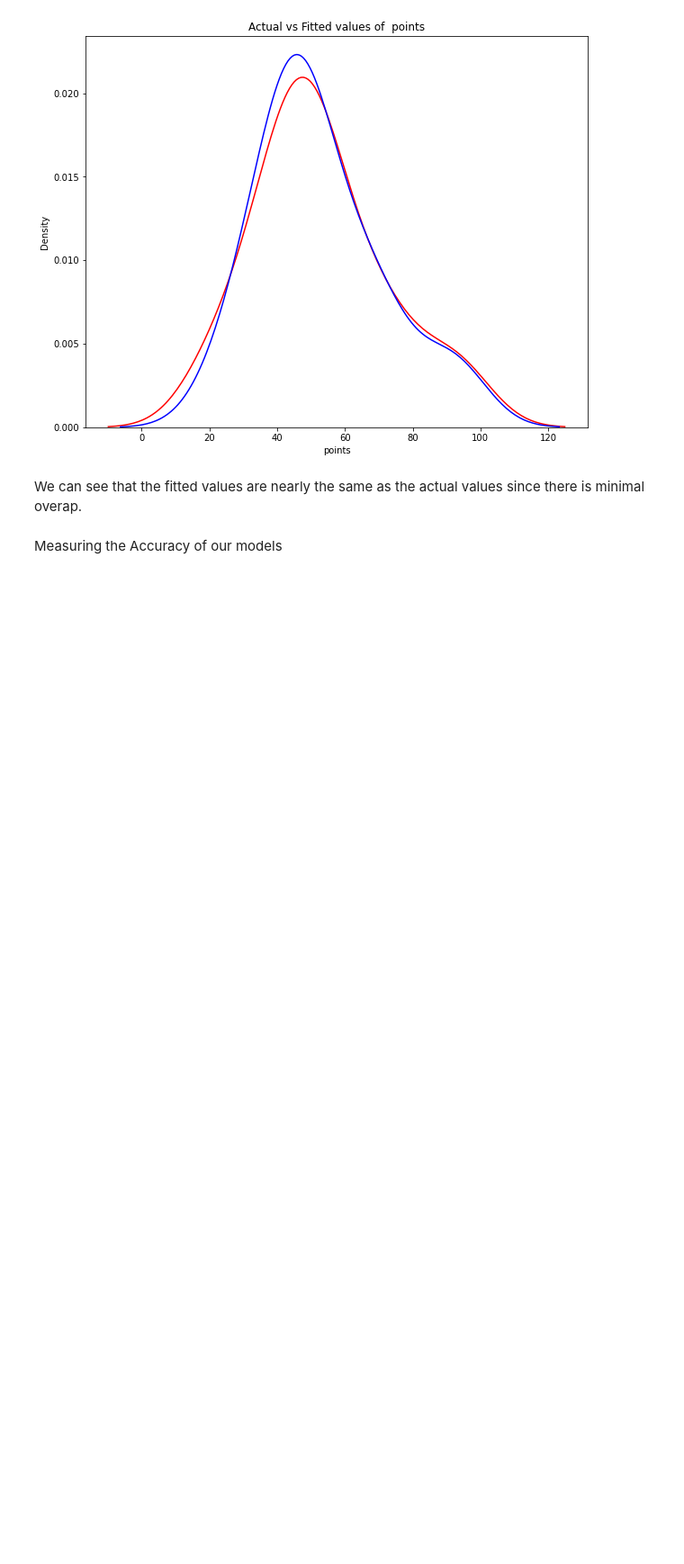
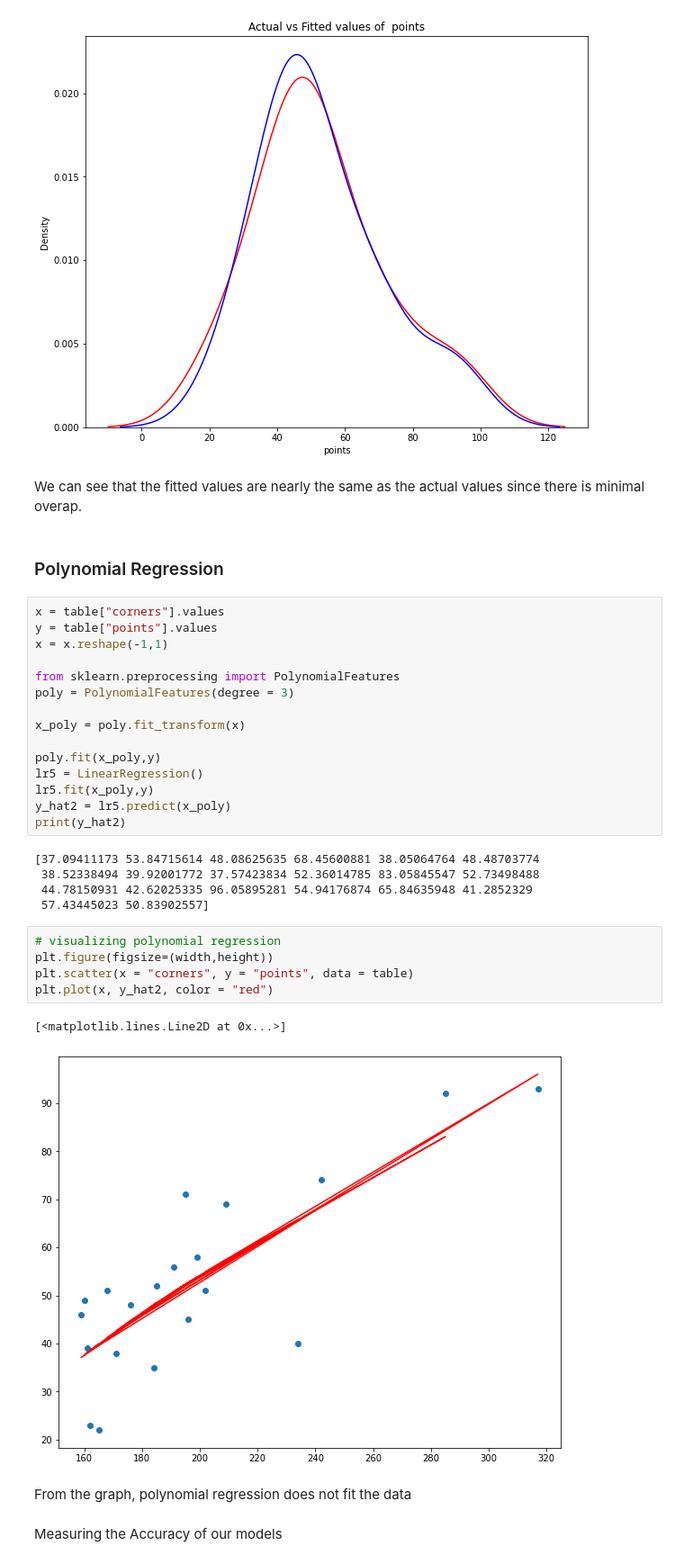
Before and after one commit to warren-bit/Data-analysis-with-python, a Jupyter notebook: Analysis of premier league data/Analysis of premier league data.ipynb, the cells around one changed output. Shown at 90% size. Saved outputs shown, nothing was run; the diff lists cells and outputs as text; blank space fills up the shorter version.

Commit message:
polynomial regression

```diff
--- a/Analysis of premier league data/Analysis of premier league data.ipynb
+++ b/Analysis of premier league data/Analysis of premier league data.ipynb
@@ -570,6 +570,38 @@ plt.show()
 [figure]
 # %% [markdown]
 We can see that the fitted values are nearly the same as the actual values since there is minimal overap.
+# %% [markdown]
+### Polynomial Regression
+# %%
+x = table["corners"].values
+y = table["points"].values
+x = x.reshape(-1,1)
+
+from sklearn.preprocessing import PolynomialFeatures
+poly = PolynomialFeatures(degree = 3)
+
+x_poly = poly.fit_transform(x)
+
+poly.fit(x_poly,y)
+lr5 = LinearRegression()
+lr5.fit(x_poly,y)
+y_hat2 = lr5.predict(x_poly)
+print(y_hat2)
+# %% [output]
+[37.09411173 53.84715614 48.08625635 68.45600881 38.05064764 48.48703774
+ 38.52338494 39.92001772 37.57423834 52.36014785 83.05845547 52.73498488
+ 44.78150931 42.62025335 96.05895281 54.94176874 65.84635948 41.2852329
+ 57.43445023 50.83902557]
+# %%
+# visualizing polynomial regression
+plt.figure(figsize=(width,height))
+plt.scatter(x = "corners", y = "points", data = table)
+plt.plot(x, y_hat2, color = "red")
+# %% [output]
+[<matplotlib.lines.Line2D at 0x...>]
+[figure, added]
+# %% [markdown]
+From the graph, polynomial regression does not fit the data
 # %% [markdown]
 Measuring the Accuracy of our models
 # %% [markdown]
```
Also changed, not shown: parts of 3 cells of this notebook, 3 other files.
